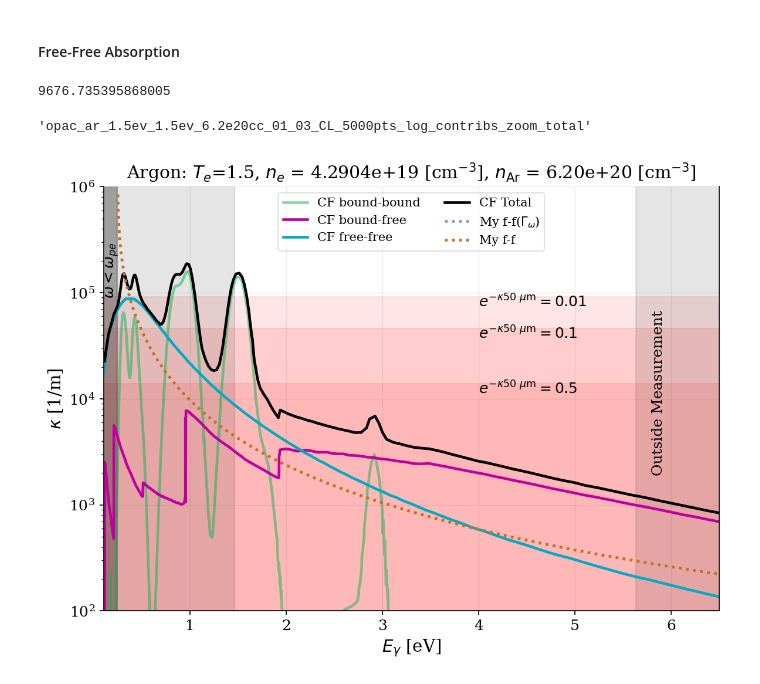
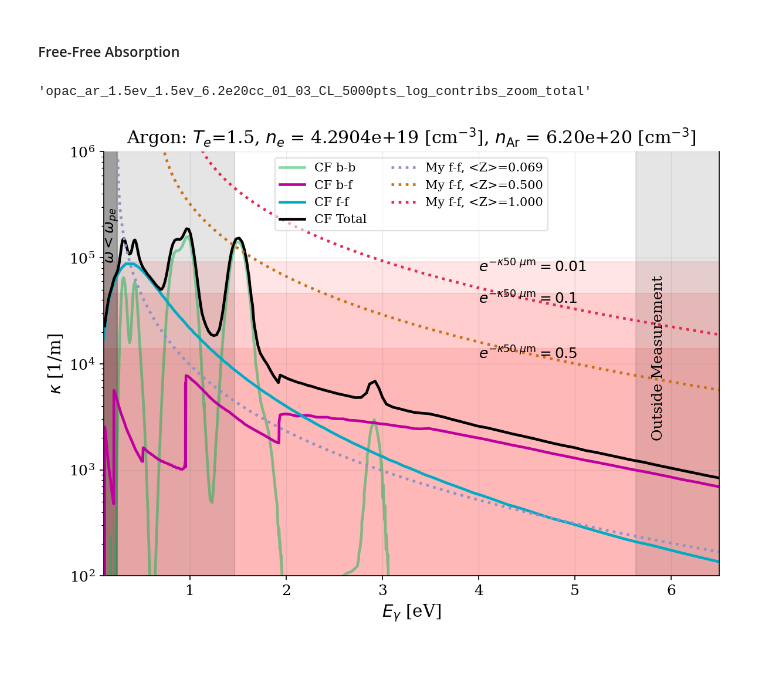
Before and after one commit to MurilloGroupMSU/Two-Temperature-Model, a Jupyter notebook: jupyter/Plasma_Information/Opacity.ipynb, the cells around one changed output. Drawn from its saved outputs; the diff is of its cells as text; code cells hidden in the pictures.

Commit message:
new opacity figure

```diff
--- a/jupyter/Plasma_Information/Opacity.ipynb
+++ b/jupyter/Plasma_Information/Opacity.ipynb
@@ -134,33 +134,31 @@ def ω_invs_from_E_eV(Eγ_eV):
 # %% [markdown]
 #### Free-Free Absorption
 # %%
-def get_κff_absorption(Eγ_eV):
+def get_κff_absorption(Eγ_eV, Zbar):
     ω_invs = Eγ_eV*eV_to_J/hbar
-    κ_invm = SMT.photon_absorption_coefficient(ω_invs, mi_kg, Zbar*nn_invm3, ne_invm3, Ti_K, Te_K)
+    κ_invm = SMT.photon_absorption_coefficient(ω_invs, mi_kg, Zbar*nn_invm3, Zbar*nn_invm3, Ti_K, Te_K)
     return κ_invm
 
-def get_κff_absorption_new(Eγ_eV, x1 = Zbar):
-    """
-    γ = ne/nc
-    νei = 2.91e-12*Te_eV**-1.5 * Σ_i( Z_i**2 n_i lnΛ_i)
-    Λ_i(D&D) = ln( 1 + 0.7* λDe_AU Te_AU/Z )
-    κ_invm = νei γ/c /sqrt(1-γ) fl fsc
-    """
-    xi_array = np.array([ x1, (Zbar - x1)/2 ])
-    ni_invm3_array = nn_invm3 * xi_array * Zi_array
+# def get_κff_absorption_new(Eγ_eV, x1 = Zbar):
+#     """
+#     γ = ne/nc
+#     νei = 2.91e-12*Te_eV**-1.5 * Σ_i( Z_i**2 n_i lnΛ_i)
+#     Λ_i(D&D) = ln( 1 + 0.7* λDe_AU Te_AU/Z )
+#     κ_invm = νei γ/c /sqrt(1-γ) fl fsc
+#     """
+#     xi_array = np.array([ x1, (Zbar - x1)/2 ])
+#     ni_invm3_array = nn_invm3 * xi_array * Zi_array
 
-    ω_invs = Eγ_eV*eV_to_J/hbar
-    ωpe = SMT.electron_plasma_frequency(ne_invm3)
-    γ = (ωpe/ω_invs)**2 # γ = ne/nc = ωpe^2/ω^2
-    λDe = SMT.electron_thermal_velocity(Te_eV*eV_to_K)/np.sqrt(3)/ωpe # they define without sqrt(3)
-    lnΛi = np.log( 1 + 0.7 * λDe*m_to_AU * Te_eV*eV_to_AU/Zi_array)
-    νei =  2.91e-12*Te_eV**-1.5 * np.sum( Zi_array**2 * ni_invm3_array * lnΛi  )
-    κ_invm = νei * γ/c/np.sqrt( 1 - γ)
-    return κ_invm
+#     ω_invs = Eγ_eV*eV_to_J/hbar
+#     ωpe = SMT.electron_plasma_frequency(ne_invm3)
+#     γ = (ωpe/ω_invs)**2 # γ = ne/nc = ωpe^2/ω^2
+#     λDe = SMT.electron_thermal_velocity(Te_eV*eV_to_K)/np.sqrt(3)/ωpe # they define without sqrt(3)
+#     lnΛi = np.log( 1 + 0.7 * λDe*m_to_AU * Te_eV*eV_to_AU/Zi_array)
+#     νei =  2.91e-12*Te_eV**-1.5 * np.sum( Zi_array**2 * ni_invm3_array * lnΛi  )
+#     κ_invm = νei * γ/c/np.sqrt( 1 - γ)
+#     return κ_invm
 
-get_κff_absorption_new(1)
+# get_κff_absorption_new(1)
-# %% [output]
-9676.735395868005
 # %%
 "opac_ar_1.5ev_1.5ev_6.2e20cc_01_03_CL_5000pts_log_contribs_zoom_total"
 # %% [output]
@@ -189,15 +187,20 @@ tot_opacity_κ_invm = ρi_kginvm3*tot_opacity_data['opacity[cm^2/g]']*1e3*1e-4 #
 fig, ax = plt.subplots(figsize=(8,6), dpi=150)
 
 ax.set_title(r"Argon: $T_e$={0}, $n_e$ = {1} [cm$^{{-3}}$], $n_{{\rm Ar}}$ = {2:0.2e} [cm$^{{-3}}$]".format(Te_eV, ne_invcc, nn_invcc ))
-ax.plot(bb_opacity_Eγ_eV , bb_opacity_κ_invm, label= "CF bound-bound", alpha=0.5 )
-ax.plot(bf_opacity_Eγ_eV , bf_opacity_κ_invm, label= "CF bound-free" )
-ax.plot(ff_opacity_Eγ_eV , ff_opacity_κ_invm, label= "CF free-free" )
+ax.plot(bb_opacity_Eγ_eV , bb_opacity_κ_invm, label= "CF b-b", alpha=0.5 )
+ax.plot(bf_opacity_Eγ_eV , bf_opacity_κ_invm, label= "CF b-f" )
+ax.plot(ff_opacity_Eγ_eV , ff_opacity_κ_invm, label= "CF f-f" )
 ax.plot(tot_opacity_Eγ_eV , tot_opacity_κ_invm, 'k', label= "CF Total" )
 
 Eγ_eV_array= np.geomspace(1e-1,50, num=200)
-ax.plot(Eγ_eV_array , get_κff_absorption_new(Eγ_eV_array),':', label="My f-f($\Gamma_\omega $)")
-ax.plot(Eγ_eV_array , get_κff_absorption_new(Eγ_eV_array),':', label="My f-f")
-# ax.plot(Eγ_eV_array , get_κbf_absorption_new(nn_invcc, Te_K*K_to_eV, Eγ_eV_array ),':', label=r"My b-f ($x_1=0.2$)")
+
+Zbar = 6.92e-2
+ax.plot(Eγ_eV_array , get_κff_absorption(Eγ_eV_array, Zbar),':', label=f"My f-f, <Z>={Zbar:0.3f}")
+Zbar = 0.5
+ax.plot(Eγ_eV_array , get_κff_absorption(Eγ_eV_array, Zbar),':', label=f"My f-f, <Z>={Zbar:0.3f}")
+Zbar = 1
+ax.plot(Eγ_eV_array , get_κff_absorption(Eγ_eV_array, Zbar),':', label=f"My f-f, <Z>={Zbar:0.3f}")
+
 
 κ_0p5_50μm = -np.log(0.5)/50e-6
 ax.fill_between(Eγ_eV_array, 1e-10, κ_0p5_50μm  , color='r', alpha=0.1) # trasmittance = e^(-κ L )
@@ -206,32 +209,32 @@ ax.text(4,0.8*κ_0p5_50μm, r"$e^{-\kappa 50\ \mu {\rm m}}=0.5$", rotation=0)
 κ_0p1_50μm = -np.log(0.1)/50e-6
 ax.fill_between(Eγ_eV_array, 1e-10, κ_0p1_50μm  , color='r', alpha=0.1) # trasmittance = e^(-κ L )
 ax.text(4,0.8*κ_0p1_50μm, r"$e^{-\kappa 50\ \mu {\rm m}}=0.1$", rotation=0)
 
 κ_0p01_50μm = -np.log(0.01)/50e-6
 ax.fill_between(Eγ_eV_array, 1e-10, κ_0p01_50μm  , color='r', alpha=0.1) # trasmittance = e^(-κ L )
 ax.text(4,0.8*κ_0p01_50μm, r"$e^{-\kappa 50\ \mu {\rm m}}=0.01$", rotation=0)
 
 
 # ax.set_xscale('log')
 ax.set_yscale('log')
 ax.set_xlabel(r"$E_\gamma$ [eV]")
 ax.set_ylabel(r"$\kappa$ [1/m]")
 ax.set_xlim(0.1,6.5)
 ax.set_ylim(1e2,1e6)
 
 E_pe = SMT.electron_plasma_frequency(ne_invm3)*hbar*J_to_eV
 ax.fill_betweenx(np.linspace(0,1e8, num=2), 0, E_pe, color='k', alpha=0.3)
 ax.fill_betweenx(np.linspace(0,1e8, num=2), 0, λ_nm_to_Eγ(850), color='k', alpha=0.1)
 ax.fill_betweenx(np.linspace(0,1e8, num=2), λ_nm_to_Eγ(220), 200, color='k', alpha=0.1)
 
 ax.text(5.8,0.2e4, "Outside Measurement", rotation=90)
 ax.text(0.1,1e5, r"$\omega < \omega_{pe}$", rotation=90)
 
 # ax.set_ylim(0,1e4)
 ax.legend(loc='upper center', ncol=2)
 # ax.set_xscale('log')
 # ax.set_xlim(1e-1,None)
 plt.tight_layout()
-plt.savefig("../../media/" + Ar_type_dir + "combined.png", dpi=200)
+plt.savefig("../../media/" + Ar_type_dir + "_combined.png", dpi=200)
 # %% [output]
-[figure, old version]
+[figure, new version]
```
Also changed, not shown: 3 other files.
